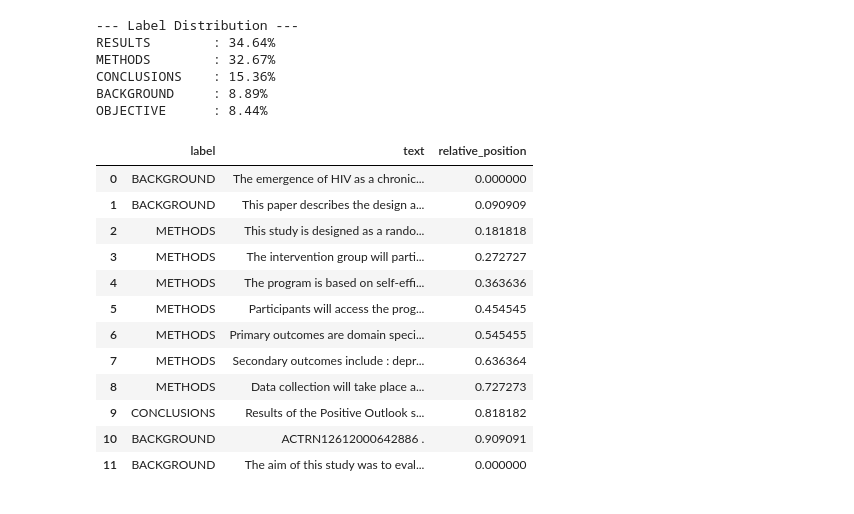
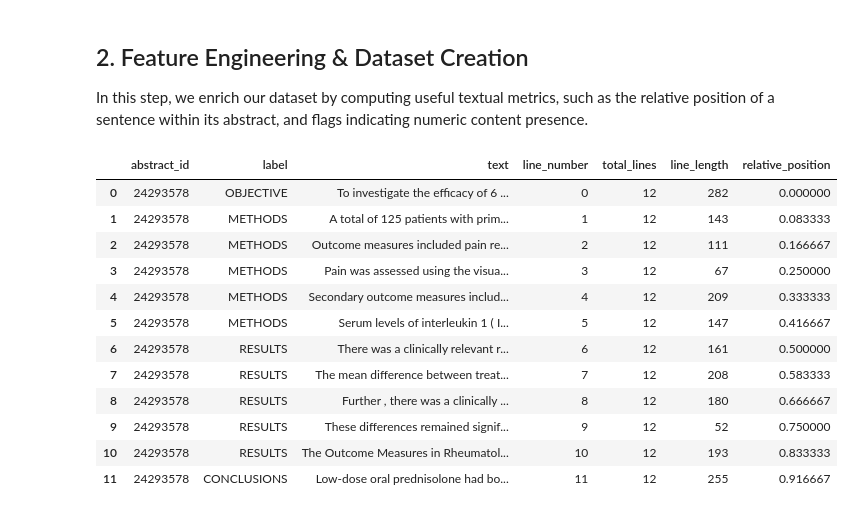
Before and after one commit to Afras2077/Sentence-Role-Classification-in-Medical-Abstracts-Bio_ClinicalBERT-vs.-Classical-ML, a Jupyter notebook: notebooks/01_data_exploration.ipynb, the cells around one changed output. Cells and saved outputs as stored; diff of their text form; code cells hidden in the pictures.

```diff
--- a/notebooks/01_data_exploration.ipynb
+++ b/notebooks/01_data_exploration.ipynb
@@ -4,7 +10,8 @@ drive.mount('/content/drive')
 # %%
+# Check the Structure of the dataset
 import pandas as pd
 
-filepath = "/content/drive/MyDrive/esi-triage-ml-vs-transformers/pubmed-rct/PubMed_200k_RCT/train.txt"
+filepath = "/content/drive/MyDrive/esi-triage-ml-vs-transformers/pubmed-rct/PubMed_20k_RCT/train.txt"
 
 with open(filepath, 'r') as file:
     for i, line in enumerate(file):
@@ -32,8 +39,11 @@ BACKGROUND      Visual naming alone may not identify all language sites in resec
 # %%
+import pandas as pd
+
 def parse_pubmed_rct(filepath):
     """
-    Parses the raw PubMed RCT text file into a list of structured dictionaries.
-    Each entry will contain the abstract ID, target label, sentence text, line number, and total lines.
+    Parses the raw PubMed RCT text file into a structured pandas DataFrame.
+    Each entry contains the abstract ID, target label, sentence text, line number,
+    total lines, and character length of the sentence.
     """
     parsed_data = []
     with open(filepath, 'r') as file:
@@ -41,14 +51,12 @@ def parse_pubmed_rct(filepath):
 
     current_abstract = []
     abstract_id = ""
-
     for line in lines:
         line = line.strip()
         if line.startswith("###"):
             abstract_id = line.replace("###", "")
             current_abstract = []
         elif line == "":
-            # End of an abstract section: process the lines
             total_lines = len(current_abstract)
             for i, (label, text) in enumerate(current_abstract):
                 parsed_data.append({
@@ -56,18 +64,18 @@ def parse_pubmed_rct(filepath):
                     'label': label,
                     'text': text,
                     'line_number': i,
-                    'total_lines': total_lines
+                    'total_lines': total_lines,
+                    'line_length': len(text)
                 })
         else:
-            # Split label and text
             parts = line.split('\t', 1)
             if len(parts) == 2:
                 current_abstract.append((parts[0], parts[1]))
 
     return pd.DataFrame(parsed_data)
 
-# Let's test the parser on the first few lines or a small sample
+# Load and parse the dataset
 df_parsed = parse_pubmed_rct(filepath)
-display(df_parsed.head(15))
-print(f"\nParsed Dataset Shape: {df_parsed.shape}")
+display(df_parsed.head(10))
+print(f"Parsed Dataset Shape: {df_parsed.shape}")
 # %% [output]
@@ -91,32 +100,25 @@ Parsed Dataset Shape: (2211861, 5)
+# %% [markdown]
+## 2. Feature Engineering & Dataset Creation
+
+In this step, we enrich our dataset by computing useful textual metrics, such as the relative position of a sentence within its abstract, and flags indicating numeric content presence.
 # %%
-# 1. Analyze Label Distribution
-print("--- Label Distribution ---")
-label_counts = df_parsed['label'].value_counts(normalize=True) * 100
-for label, pct in label_counts.items():
-    print(f"{label:<15}: {pct:.2f}%")
+# Calculate the normalized relative position within the abstract
+df_parsed['relative_position'] = df_parsed['line_number'] / df_parsed['total_lines']
+df_parsed['contains_numeric'] = df_parsed['text'].str.contains(r'\d|%', regex=True)
 
-# 2. Engineer Relative Position Feature
-df_parsed['relative_position'] = df_parsed['line_number'] / df_parsed['total_lines']
-
-# 3. Quick Peek at the engineered features
-display(df_parsed[['label', 'text', 'relative_position']].head(12))
+print("Dataset enrichment completed.")
+display(df_parsed.head(5))
 # %% [output]
---- Label Distribution ---
-RESULTS        : 34.64%
-METHODS        : 32.67%
-CONCLUSIONS    : 15.36%
-BACKGROUND     : 8.89%
-OBJECTIVE      : 8.44%
-|  | label | text | relative_position |
-| 0 | BACKGROUND | The emergence of HIV as a chronic... | 0.000000 |
-| 1 | BACKGROUND | This paper describes the design a... | 0.090909 |
-| 2 | METHODS | This study is designed as a rando... | 0.181818 |
-| 3 | METHODS | The intervention group will parti... | 0.272727 |
-| 4 | METHODS | The program is based on self-effi... | 0.363636 |
-| 5 | METHODS | Participants will access the prog... | 0.454545 |
-| 6 | METHODS | Primary outcomes are domain speci... | 0.545455 |
-| 7 | METHODS | Secondary outcomes include : depr... | 0.636364 |
-| 8 | METHODS | Data collection will take place a... | 0.727273 |
-| 9 | CONCLUSIONS | Results of the Positive Outlook s... | 0.818182 |
-| 10 | BACKGROUND | ACTRN12612000642886 . | 0.909091 |
-| 11 | BACKGROUND | The aim of this study was to eval... | 0.000000 |
+|  | abstract_id | label | text | line_number | total_lines | line_length | relative_position |
+| 0 | 24293578 | OBJECTIVE | To investigate the efficacy of 6 ... | 0 | 12 | 282 | 0.000000 |
+| 1 | 24293578 | METHODS | A total of 125 patients with prim... | 1 | 12 | 143 | 0.083333 |
+| 2 | 24293578 | METHODS | Outcome measures included pain re... | 2 | 12 | 111 | 0.166667 |
+| 3 | 24293578 | METHODS | Pain was assessed using the visua... | 3 | 12 | 67 | 0.250000 |
+| 4 | 24293578 | METHODS | Secondary outcome measures includ... | 4 | 12 | 209 | 0.333333 |
+| 5 | 24293578 | METHODS | Serum levels of interleukin 1 ( I... | 5 | 12 | 147 | 0.416667 |
+| 6 | 24293578 | RESULTS | There was a clinically relevant r... | 6 | 12 | 161 | 0.500000 |
+| 7 | 24293578 | RESULTS | The mean difference between treat... | 7 | 12 | 208 | 0.583333 |
+| 8 | 24293578 | RESULTS | Further , there was a clinically ... | 8 | 12 | 180 | 0.666667 |
+| 9 | 24293578 | RESULTS | These differences remained signif... | 9 | 12 | 52 | 0.750000 |
+| 10 | 24293578 | RESULTS | The Outcome Measures in Rheumatol... | 10 | 12 | 193 | 0.833333 |
+| 11 | 24293578 | CONCLUSIONS | Low-dose oral prednisolone had bo... | 11 | 12 | 255 | 0.916667 |
```
Also changed, not shown: parts of 13 cells of this notebook.
